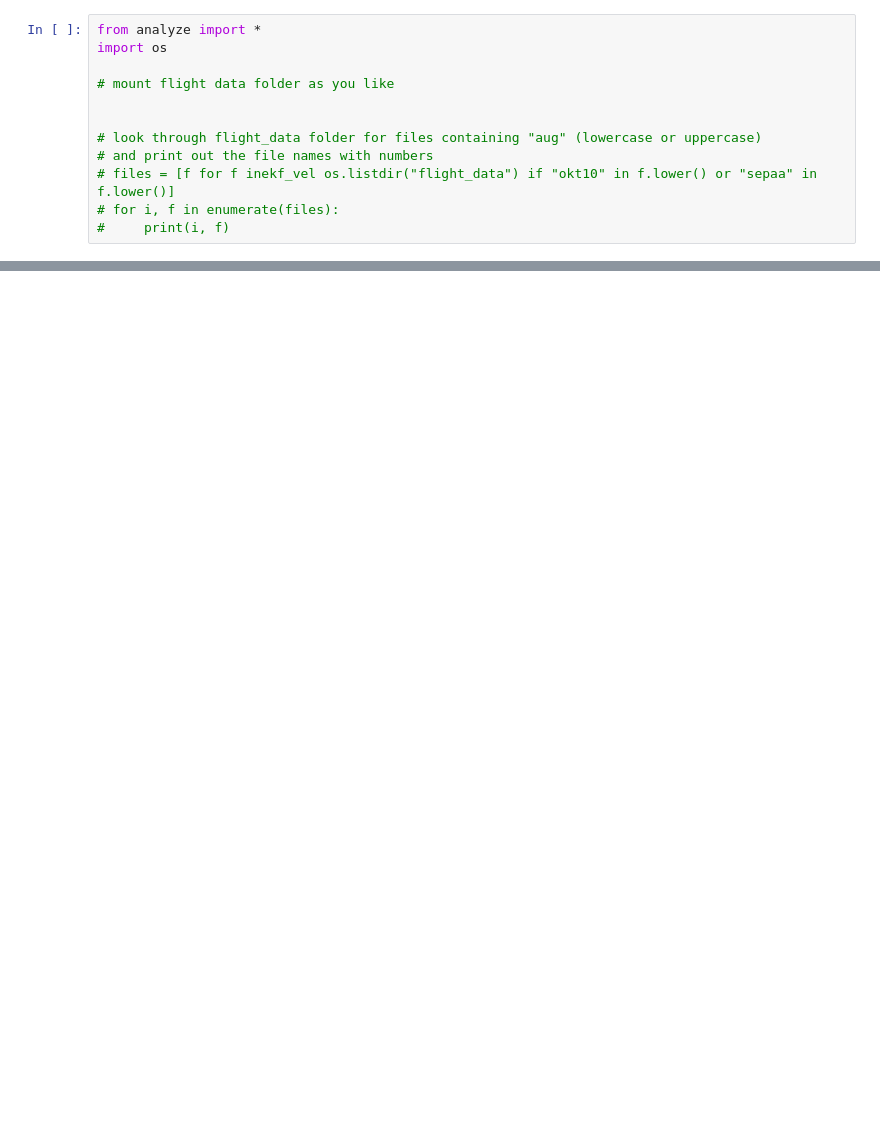
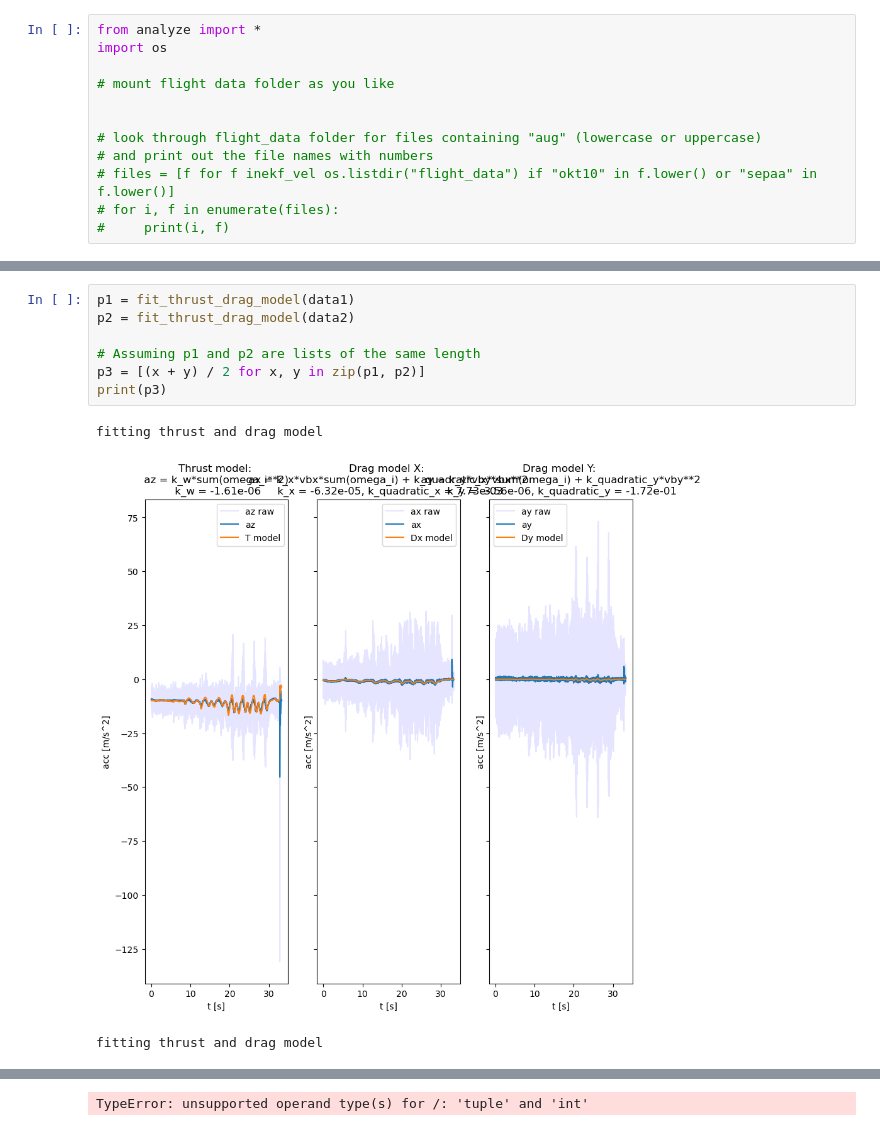
Before and after one commit to alang321/indiflightSupport, a Jupyter notebook: LogAnalysis/analyze_flight_data/Analyze Flight Data.ipynb, the cells around one changed output, grey strips where cells are left out. Saved outputs shown, nothing was run; the diff lists cells and outputs as text; blank space fills up the shorter version.

```diff
--- a/LogAnalysis/analyze_flight_data/Analyze Flight Data.ipynb
+++ b/LogAnalysis/analyze_flight_data/Analyze Flight Data.ipynb
@@ -157,0 +160,11 @@ dt freq: 0.0020153990512896537
+# %%
+p1 = fit_thrust_drag_model(data1)
+p2 = fit_thrust_drag_model(data2)
+
+# Assuming p1 and p2 are lists of the same length
+p3 = [(x + y) / 2 for x, y in zip(p1, p2)]
+print(p3)
+# %% [output]
+fitting thrust and drag model
+[figure, added]
+fitting thrust and drag model
@@ -158,3 +172,4 @@ dt freq: 0.0020153990512896537
+TypeError: unsupported operand type(s) for /: 'tuple' and 'int'
 # %%
 # reload analyze
 import importlib
```
Also changed, not shown: parts of 8 cells of this notebook.
